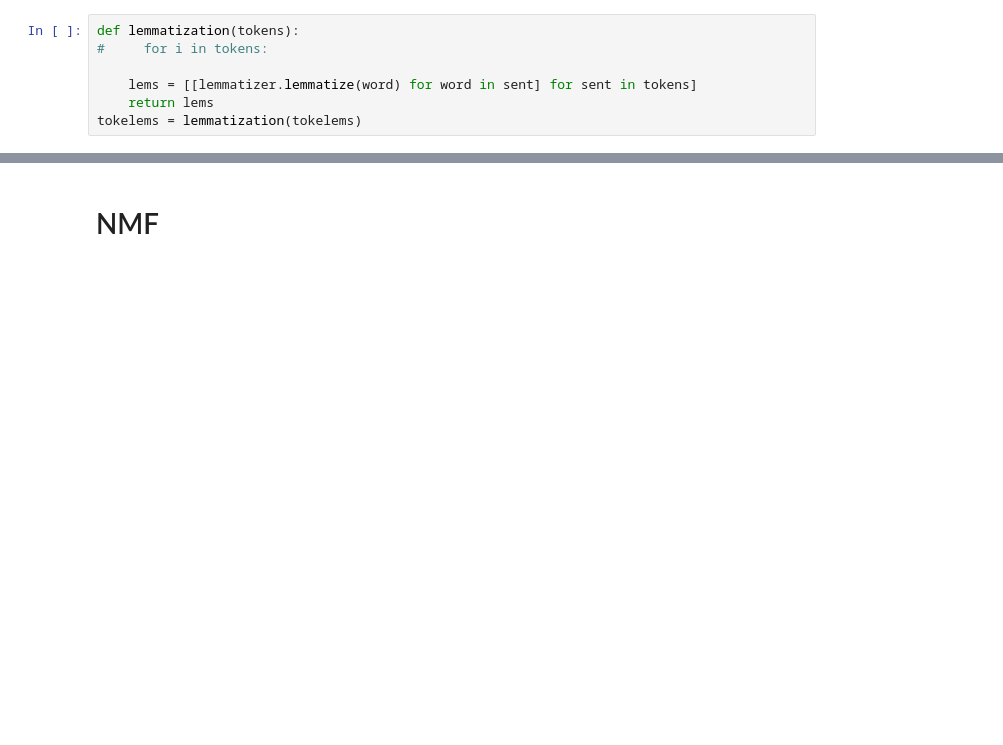
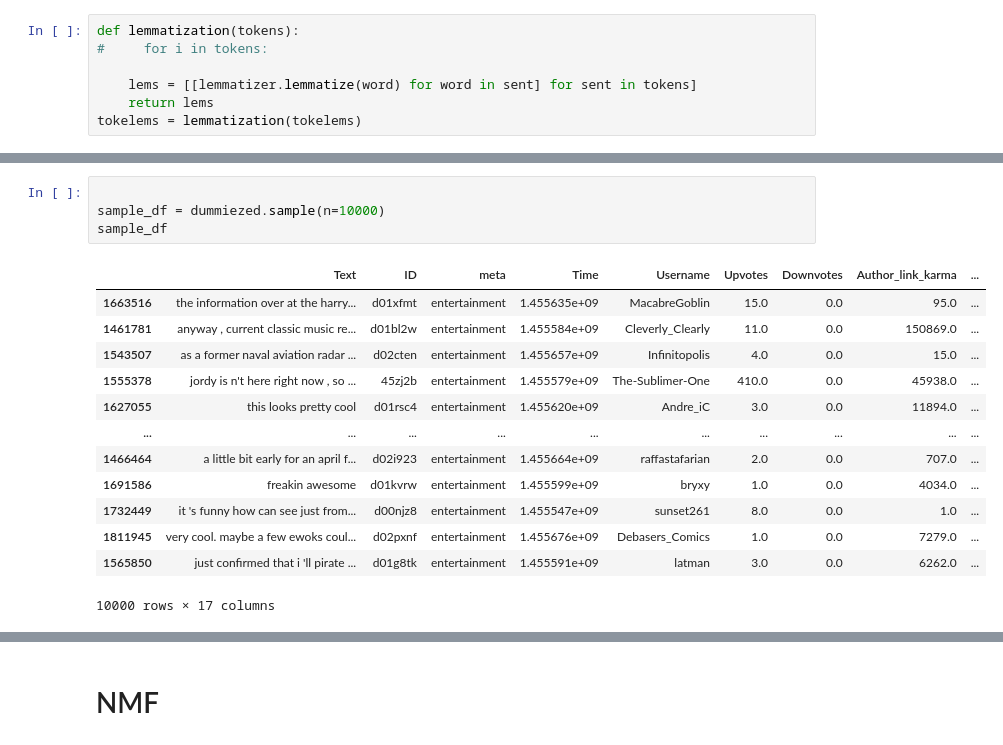
Before and after one commit to Jameshskelton/Reddit-NLP, a Jupyter notebook: Reddit-nlp-project.ipynb, the cells around one changed output, grey strips where cells are left out. Saved outputs shown, nothing was run; the diff lists cells and outputs as text; blank space fills up the shorter version.

```diff
--- a/Reddit-nlp-project.ipynb
+++ b/Reddit-nlp-project.ipynb
@@ -333,0 +178,18 @@ clean_df2=clean_df.dropna(axis=0)
+# %%
+
+sample_df = dummiezed.sample(n=10000)
+sample_df
+# %% [output]
+|  | Text | ID | meta | Time | Username | Upvotes | Downvotes | Author_link_karma | ... |
+| 1663516 | the information over at the harry... | d01xfmt | entertainment | 1.455635e+09 | MacabreGoblin | 15.0 | 0.0 | 95.0 | ... |
+| 1461781 | anyway , current classic music re... | d01bl2w | entertainment | 1.455584e+09 | Cleverly_Clearly | 11.0 | 0.0 | 150869.0 | ... |
+| 1543507 | as a former naval aviation radar ... | d02cten | entertainment | 1.455657e+09 | Infinitopolis | 4.0 | 0.0 | 15.0 | ... |
+| 1555378 | jordy is n't here right now , so ... | 45zj2b | entertainment | 1.455579e+09 | The-Sublimer-One | 410.0 | 0.0 | 45938.0 | ... |
+| 1627055 | this looks pretty cool | d01rsc4 | entertainment | 1.455620e+09 | Andre_iC | 3.0 | 0.0 | 11894.0 | ... |
+| ... | ... | ... | ... | ... | ... | ... | ... | ... | ... |
+| 1466464 | a little bit early for an april f... | d02i923 | entertainment | 1.455664e+09 | raffastafarian | 2.0 | 0.0 | 707.0 | ... |
+| 1691586 | freakin awesome | d01kvrw | entertainment | 1.455599e+09 | bryxy | 1.0 | 0.0 | 4034.0 | ... |
+| 1732449 | it 's funny how can see just from... | d00njz8 | entertainment | 1.455547e+09 | sunset261 | 8.0 | 0.0 | 1.0 | ... |
+| 1811945 | very cool. maybe a few ewoks coul... | d02pxnf | entertainment | 1.455676e+09 | Debasers_Comics | 1.0 | 0.0 | 7279.0 | ... |
+| 1565850 | just confirmed that i 'll pirate ... | d01g8tk | entertainment | 1.455591e+09 | latman | 3.0 | 0.0 | 6262.0 | ... |
+10000 rows × 17 columns
```
Also changed, not shown: parts of 40 cells of this notebook.
